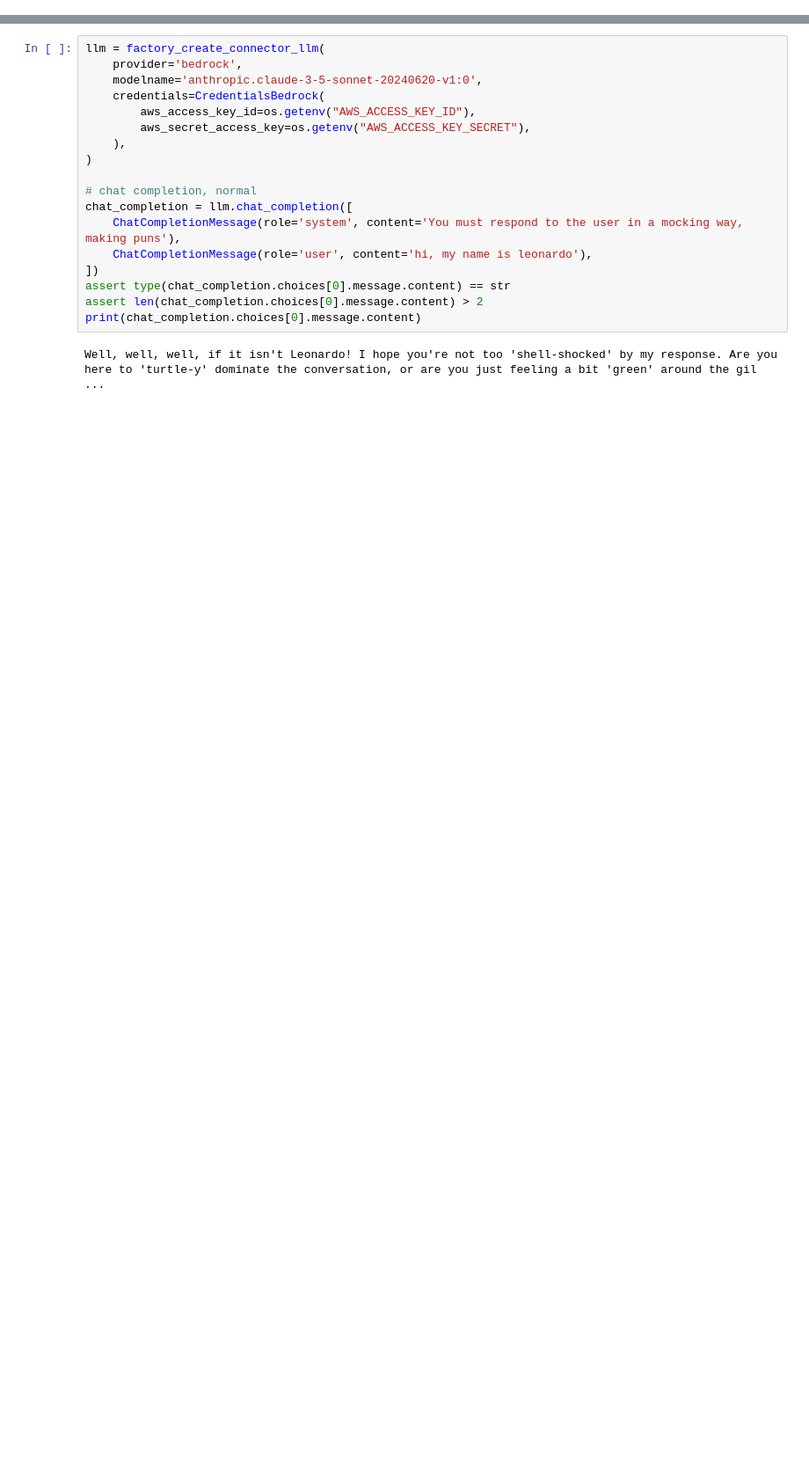
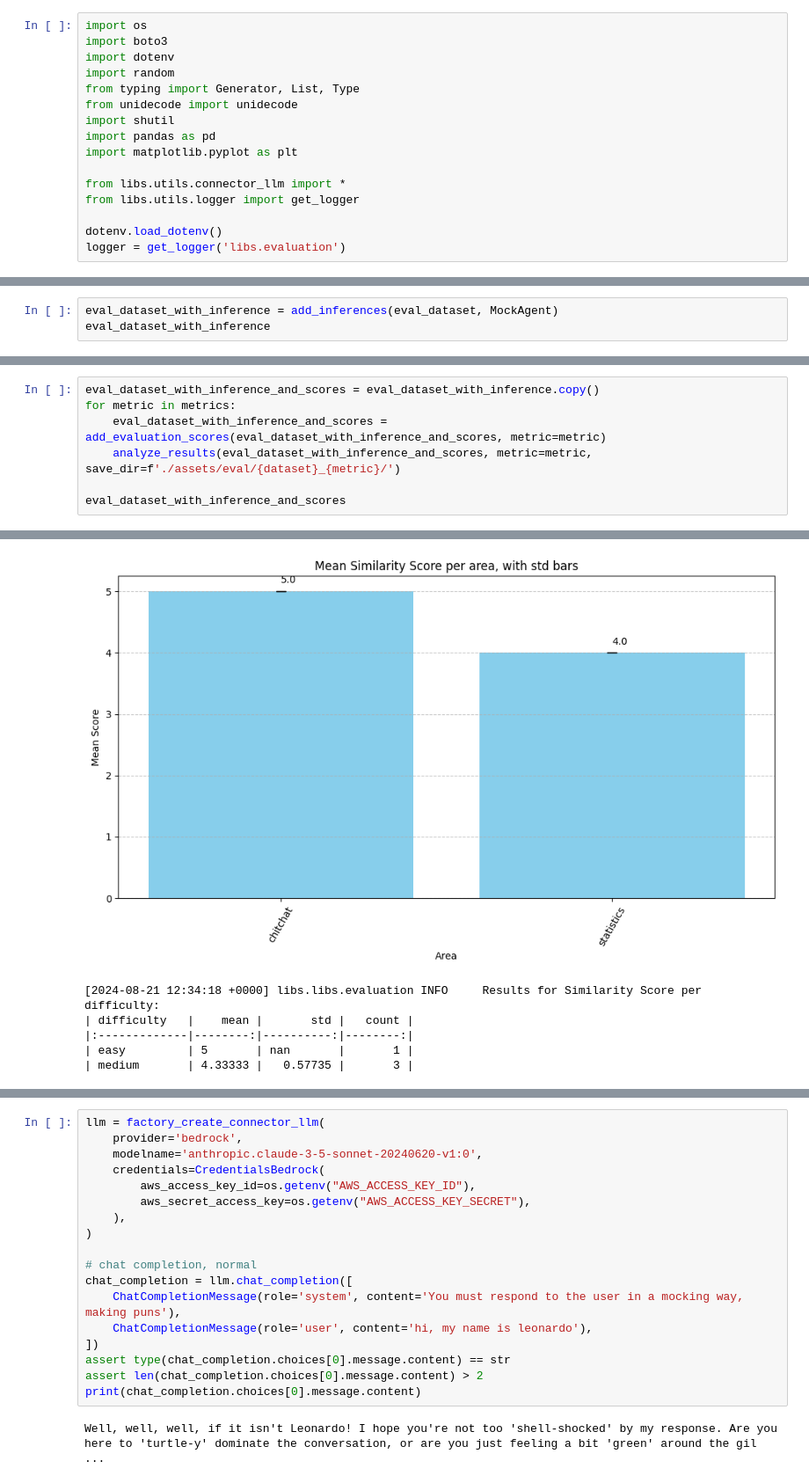
Before and after one commit to LeonardoSanBenitez/open-capivara-explainer, a Jupyter notebook: notebooks/6.1 - Quality evaluation.ipynb, the cells around one changed output, grey strips where cells are left out. Shown at 88% size. Drawn from its saved outputs; the diff is of its cells as text; blank space fills up the shorter version.

Commit message:
basic evaluation loop

```diff
--- a/notebooks/6.1 - Quality evaluation.ipynb
+++ b/notebooks/6.1 - Quality evaluation.ipynb
@@ -29,0 +22,16 @@ True
+# %%
+import os
+import boto3
+import dotenv
+import random
+from typing import Generator, List, Type
+from unidecode import unidecode
+import shutil
+import pandas as pd
+import matplotlib.pyplot as plt
+
+from libs.utils.connector_llm import *
+from libs.utils.logger import get_logger
+
+dotenv.load_dotenv()
+logger = get_logger('libs.evaluation')
@@ -29,0 +237,3 @@ True
+# %%
+eval_dataset_with_inference = add_inferences(eval_dataset, MockAgent)
+eval_dataset_with_inference
@@ -29,0 +254,8 @@ True
+# %%
+eval_dataset_with_inference_and_scores = eval_dataset_with_inference.copy()
+for metric in metrics:
+    eval_dataset_with_inference_and_scores = add_evaluation_scores(eval_dataset_with_inference_and_scores, metric=metric)
+    analyze_results(eval_dataset_with_inference_and_scores, metric=metric, save_dir=f'./assets/eval/{dataset}_{metric}/')
+
+eval_dataset_with_inference_and_scores
+# %% [output]
@@ -29,0 +270,6 @@ True
+[figure, added]
+[2024-08-21 12:34:18 +0000] libs.libs.evaluation INFO     Results for Similarity Score per difficulty:
+| difficulty   |    mean |       std |   count |
+|:-------------|--------:|----------:|--------:|
+| easy         | 5       | nan       |       1 |
+| medium       | 4.33333 |   0.57735 |       3 |
```
Also changed, not shown: parts of 7 cells of this notebook, 3 other files.
